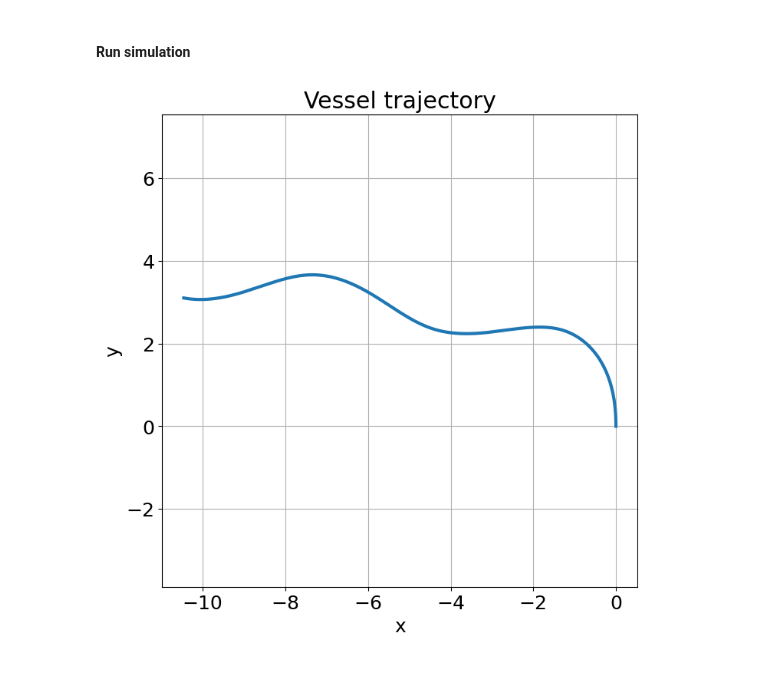
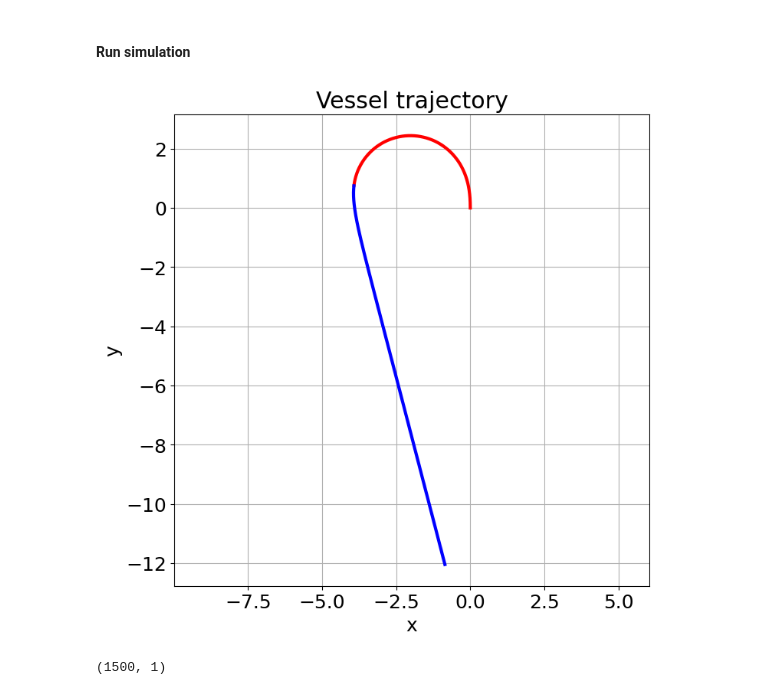
Before and after one commit to edvart-ros/control, a Jupyter notebook: simulations/surface_vessel/vessel_sim.ipynb, the cells around one changed output. Cells and saved outputs as stored; diff of their text form; code cells hidden in the pictures.

```diff
--- a/simulations/surface_vessel/vessel_sim.ipynb
+++ b/simulations/surface_vessel/vessel_sim.ipynb
@@ -132,9 +132,9 @@ model_type = 'continuous'
 model = do_mpc.model.Model(model_type)
 
 #Define the model parameters
-m_11 = 50.05
-m_22 = 84.36
-m_33 = 17.21
+m_11 = 20
+m_22 = 40
+m_33 = 10
 
 Xu = 151.6
 Yv = 132.5
@@ -200,23 +196,27 @@ for i in range(250):
 # %%
 # Prepare the figure
 fig, ax = plt.subplots(figsize=(8,8))
 ax.set_xlabel('x')
 ax.set_ylabel('y')
 ax.set_title('Vessel trajectory')
 
 # Get the simulation data
 data = simulator.data
 
 # Extract x and y
 x_data = data['_x', 'x']
 y_data = data['_x', 'y']
 
-# Plot
-ax.plot(x_data, y_data)
-
+# Plot first 500 steps in red, the rest in blue
+ax.plot(x_data[:500], y_data[:500], 'r', label='First 500 steps')
+ax.plot(x_data[500:], y_data[500:], 'b', label='Remaining steps')
 # Make axes equal
 ax.axis('equal')
 
 plt.show()
 # %% [output]
-[figure, old version]
+[figure, new version]
+# %%
+x_data.shape
+# %% [output]
+(1500, 1)
```
Also changed, not shown: parts of 1 cell of this notebook.
